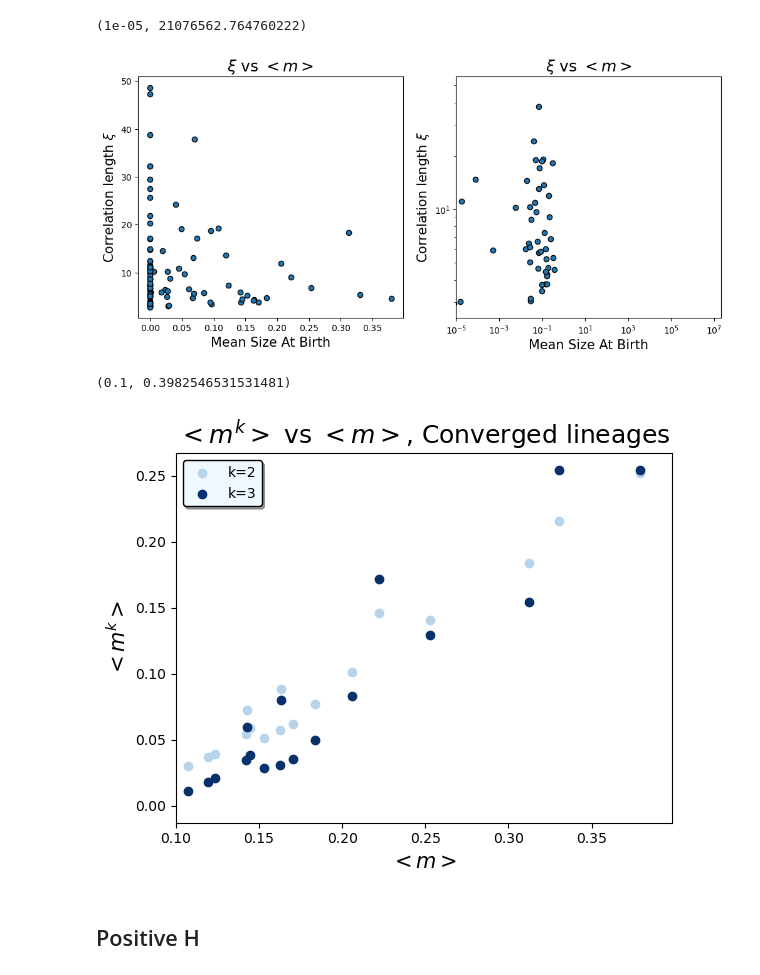
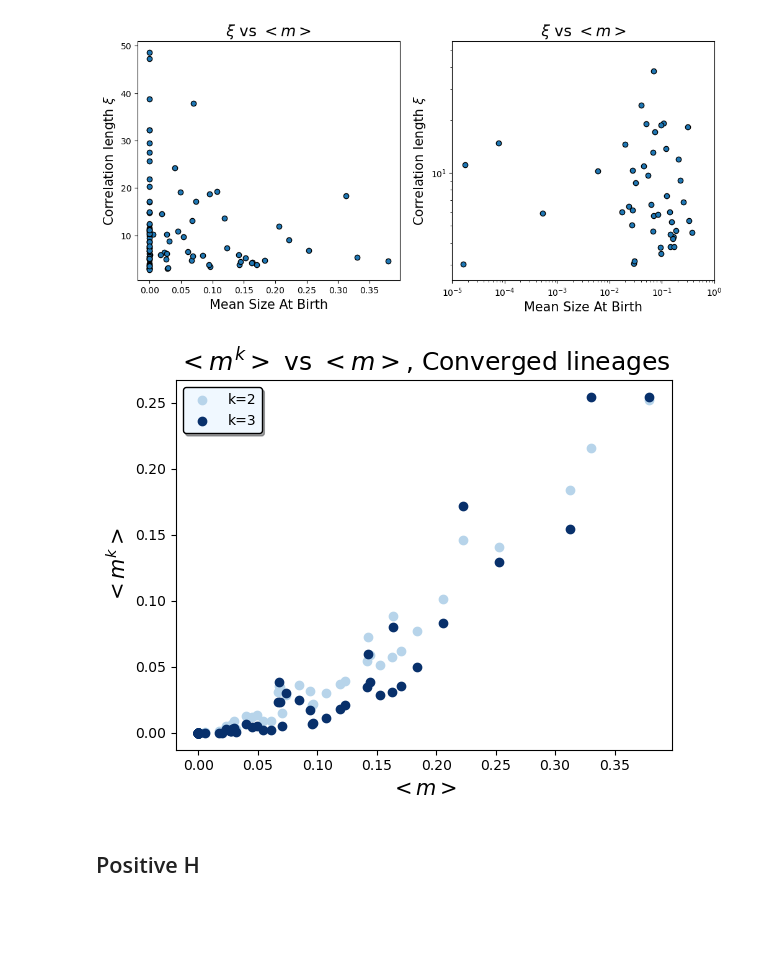
Before and after one commit to tommasoamico/masterThesis, a Jupyter notebook: code/pythonApp/visualization3.ipynb, the cells around one changed output. Cells and saved outputs as stored; diff of their text form; code cells hidden in the pictures; blank space fills up the shorter version.

Commit message:
Finsihed the visualization3 notebook

```diff
--- a/code/pythonApp/visualization3.ipynb
+++ b/code/pythonApp/visualization3.ipynb
@@ -19,30 +21,30 @@ meanSizesAtBirth = [instance.meanSizeAtBirth() for instance in markovChain.all]
 # %%
 fig, ax_ = plt.subplots(1, 2, figsize=(12, 5))
 for ax, scale in zip(ax_.flatten(), ['linear', 'log']):
     ax.scatter(meanSizesAtBirth,
                autoCorrParameters['correlation'], edgecolor='black')
     ax.set_xlabel('Mean Size At Birth', fontsize=15)
     ax.set_ylabel('Correlation length $\\xi$', fontsize=15)
     ax.set_title('$\\xi$ vs $<m>$', fontsize=18)
     ax.set_xscale(scale)
     _ = ax.set_yscale(scale)
 
-xAxis = np.logspace(-1, -3.5)
-#ax_[1].plot(xAxis, powerLaw(xAxis, .2, -2), color='firebrick',
-            #linewidth=2.5, label='$slope = -2$ curve')
+# xAxis = np.logspace(-1, -3.5)
+# ax_[1].plot(xAxis, powerLaw(xAxis, .2, -2), color='firebrick',
+# linewidth=2.5, label='$slope = -2$ curve')
 
-ax_[1].set_xlim(left = 1e-5)
+_ = ax_[1].set_xlim(left=1e-5, right=1)
 # %% [output]
-(1e-05, 21076562.764760222)
-[figure, old version]
+[figure, new version]
 # %%
 sizesPath = '/Users/tommaso/Desktop/masterThesis/data/nullH/nullHShortLineagesConverged/'
+allMeans = np.load(dataPath + 'allMeans.npy')
+correlationsParameters = pd.read_csv(dataPath + 'correlationParameters.csv')
 plotMomentScaling(sizesPath=sizesPath,
-                  title='$<m^k>$ vs $<m>$, Converged lineages', maxK = 3)
-plt.xlim(left = .1)
+                  title='$<m^k>$ vs $<m>$, Converged lineages', maxK=3)
+# _ = plt.xlim(left = .1)
 # %% [output]
-(0.1, 0.3982546531531481)
-[figure, old version]
+[figure, new version]
 # %% [markdown]
 ## Positive H
 # %%
```
Also changed, not shown: parts of 11 cells of this notebook, 6 other files.
